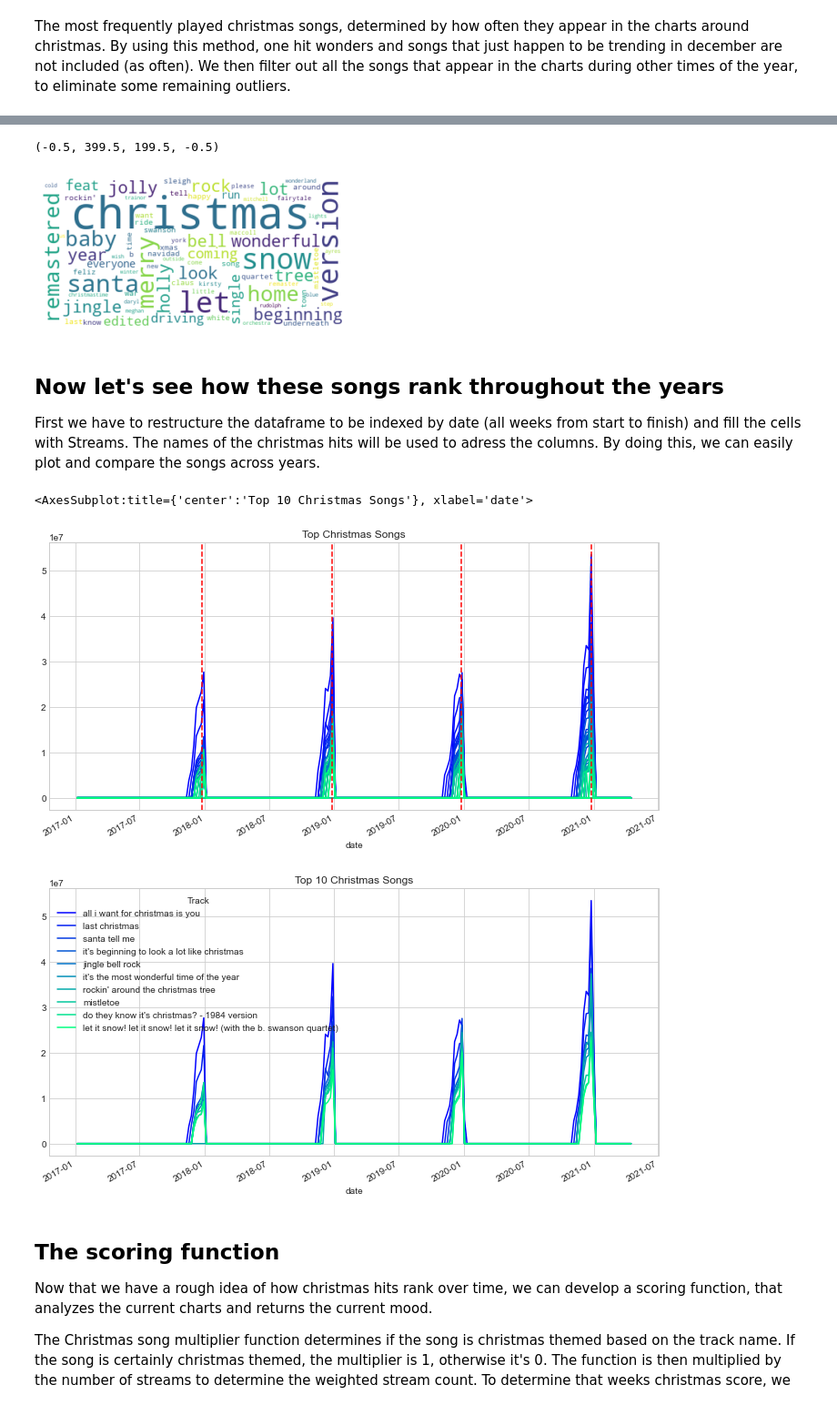
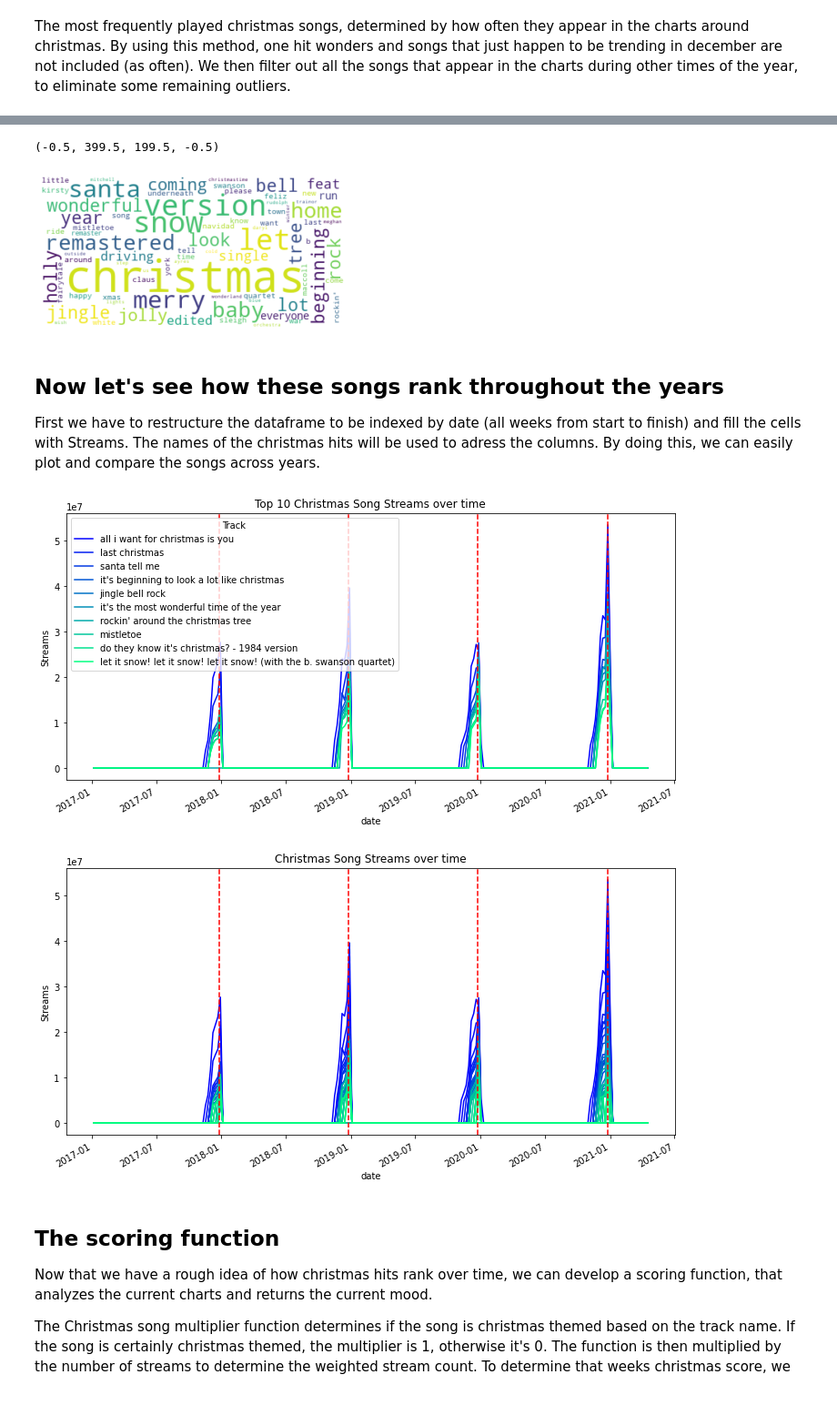
Before and after one commit to missing-user/christmasPredictor, a Jupyter notebook: .ipynb, the cells around one changed output, grey strips where cells are left out. Shown at 91% size. Drawn from its saved outputs; the diff is of its cells as text; code cells hidden in the pictures.

```diff
--- a/.ipynb
+++ b/.ipynb
@@ -9,9 +9,6 @@ import pandas as pd
 import datetime
 import matplotlib.pyplot as plt
 %matplotlib inline
-
-plt.style.use('seaborn-whitegrid')
-
 
 def read_historic_data(filepath):
   df_h = pd.read_csv(filepath)
@@ -84,29 +81,29 @@ plt.imshow(wordcloud, interpolation='bilinear')
 plt.axis("off")
 # %% [output]
 (-0.5, 399.5, 199.5, -0.5)
-[figure, old version]
+[figure, new version]
 # %% [markdown]
 ## Now let's see how these songs rank throughout the years
 First we have to restructure the dataframe to be indexed by date (all weeks from start to finish) and fill the cells with Streams. The names of the christmas hits will be used to adress the columns. By doing this, we can easily plot and compare the songs across years.
 # %%
-timeline = pd.date_range(start='1/1/2018', end='01/01/2021', freq='W')
+def plot_christmas_streams(input_df, songs_to_plot, inp_title):
+  timeline = pd.date_range(start=input_df.index[0], end=input_df.index[-1], freq='W')
 
-# Figuring out this pivot took me way too long...
-christmas_charts = df.pivot_table(columns='Track', values='Streams', index='date', fill_value=0)[most_popular_hits.index]
+  # Figuring out this pivot took me way too long...
+  christmas_charts = input_df.pivot_table(columns='Track', values='Streams', index='date', fill_value=0)[songs_to_plot]
 
-# To plot all the lines, do this:
-timeline_plot = christmas_charts.plot(kind="line", legend=False, figsize=(12,6),
-                                      title="Top Christmas Songs", colormap='winter')
-for i in range(2017,2021):
-  timeline_plot.axvline(x=datetime.datetime(i, 12, 25), color='red', linestyle='--')
+  # To plot all the lines, do this:
+  timeline_plot = christmas_charts.plot(kind="line", figsize=(12,6), title=inp_title,
+                                        colormap='winter', ylabel='Streams',
+                                        legend=songs_to_plot.size<24)
+  for i in range(2017,2021):
+    timeline_plot.axvline(x=datetime.datetime(i, 12, 25), color='red', linestyle='--')
 
-# To get a better idea of what is happening in the charts, plot the top 10 songs
-christmas_charts[most_popular_hits.index[:10]].plot(kind="line", figsize=(12,6),
-                                      title="Top 10 Christmas Songs", colormap='winter')
+plot_christmas_streams(df, most_popular_hits.index[:10], "Top 10 Christmas Song Streams over time")
+plot_christmas_streams(df, most_popular_hits.index,"Christmas Song Streams over time")
 # %% [output]
-<AxesSubplot:title={'center':'Top 10 Christmas Songs'}, xlabel='date'>
-[figure, old version]
+[figure, new version]
-[figure, old version]
+[figure, new version]
 # %% [markdown]
 ## The scoring function
 Now that we have a rough idea of how christmas hits rank over time, we can develop a scoring function, that analyzes the current charts and returns the current mood.
```
Also changed, not shown: parts of 5 cells of this notebook, 1 other file.
